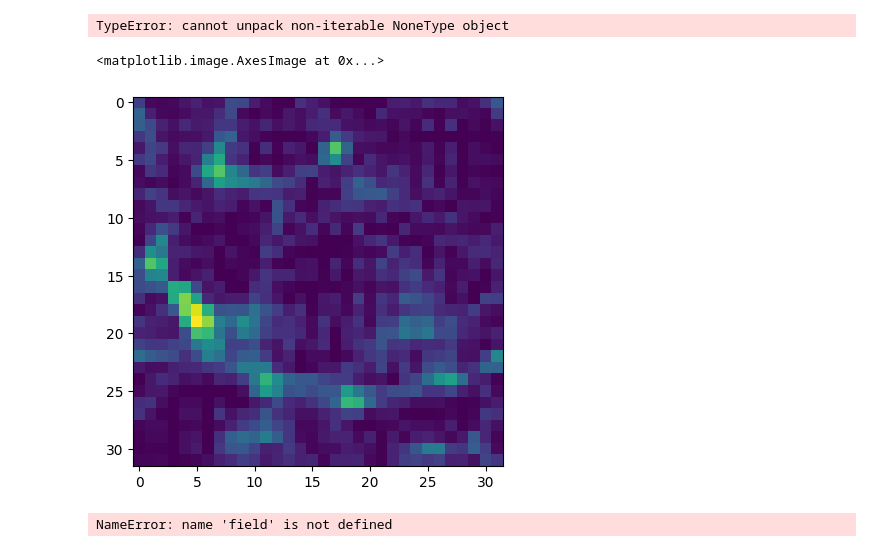
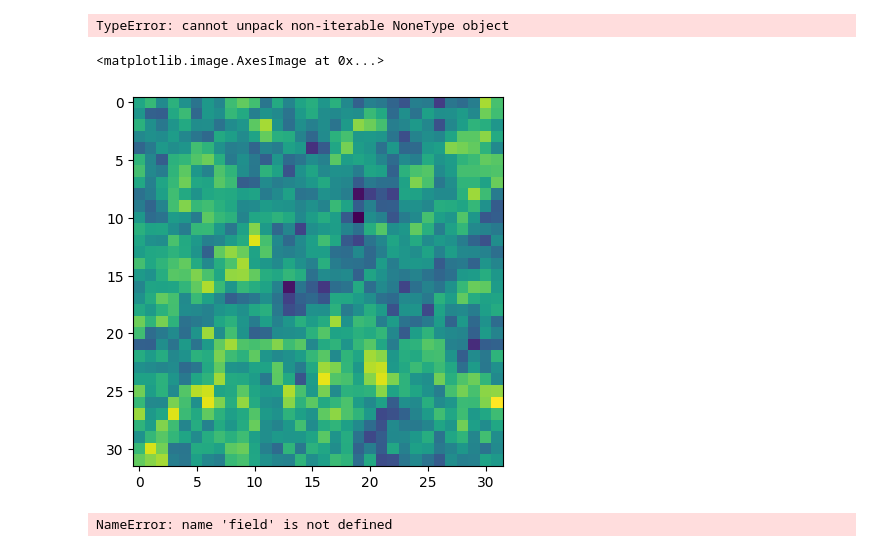
Before and after one commit to ariyanabonab/diffusion-ic, a Jupyter notebook: notebooks/01-Introduction.ipynb, the cells around one changed output. Saved outputs shown, nothing was run; the diff lists cells and outputs as text; code cells hidden in the pictures.

```diff
--- a/notebooks/01-Introduction.ipynb
+++ b/notebooks/01-Introduction.ipynb
@@ -186,14 +186,16 @@ def run_simulation(omega_c, sigma8):
 #print(ic)
 # %%
 import matplotlib.pyplot as plt
-x = np.load('fd_0.npy')
+x = np.load('ic_2.npy')
+x2 = np.load('fd_2.npy')
+plt.imshow(x2[0,0])
 plt.imshow(x[0,0])
 
 #x2 = np.load('ic_0.npy')
 #plt.imshow(x2[0,0])
 # %% [output]
 <matplotlib.image.AxesImage at 0x...>
-[figure, old version]
+[figure, new version]
 # %%
 # in this cell save each ic and fd as ic_0.npy
 # using np.save
```
Also changed, not shown: parts of 5 cells of this notebook.
